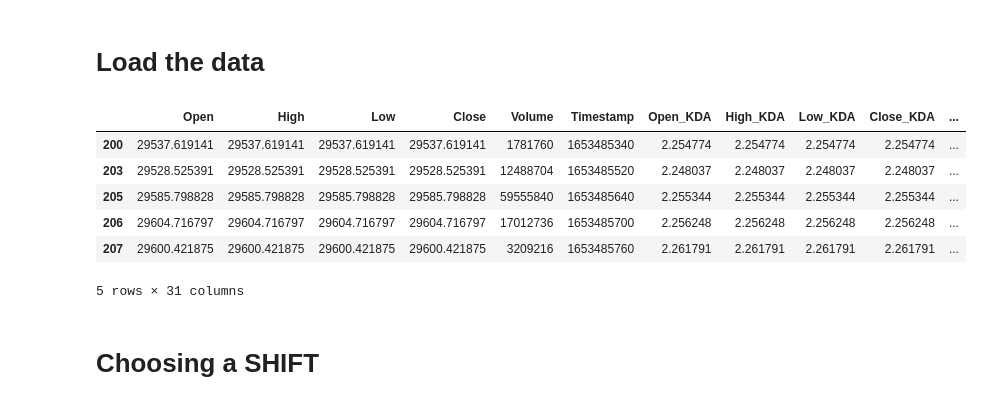
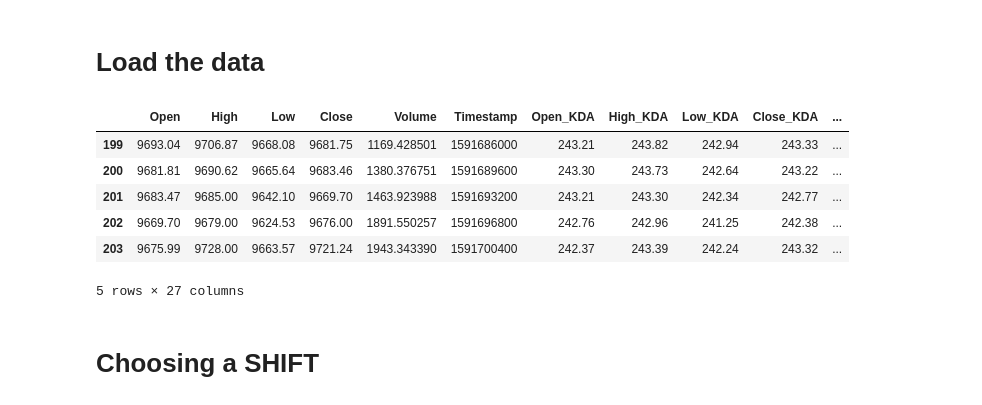
Before and after one commit to webclinic017/Trading-sandbox, a Jupyter notebook: 02_Predict_crypto_from BTC.ipynb, the cells around one changed output. Cells and saved outputs as stored; diff of their text form; code cells hidden in the pictures.

Commit message:
Refractoring load db

```diff
--- a/02_Predict_crypto_from BTC.ipynb
+++ b/02_Predict_crypto_from BTC.ipynb
@@ -273,12 +101,8 @@ def prepareDataFrame(symbol='ETH',google_trend=True,interval='15m')->pd.DataFram
     current_date = datetime.today()
     past_date = current_date - relativedelta(days=n)
 
-    hist_BTC = yf.Ticker("BTC-USD").history(interval=interval,start=past_date,end=current_date,tzinfo=pytz.utc)
-    addTimestampToDf(hist_BTC)
-    hist_BTC = hist_BTC.drop(columns=['Dividends', 'Stock Splits',])
-    hist_ETH = yf.Ticker(f"{symbol}-USD").history(interval=interval,start=past_date,end=current_date,tzinfo=pytz.utc)
-    addTimestampToDf(hist_ETH)
-    hist_ETH = hist_ETH.drop(columns=['Dividends', 'Stock Splits',])
+    hist_BTC = loadFromDB('BTC',interval)
+    hist_ETH = loadFromDB('ETH',interval)
 
     if google_trend==True and interval=='1h':
         merged_BTC_ETH = pd.merge(hist_BTC,hist_ETH, left_on='Timestamp',right_on='Timestamp',how='inner',suffixes=('',f'_{symbol}')).dropna()
@@ -297,9 +121,6 @@ def prepareDataFrame(symbol='ETH',google_trend=True,interval='15m')->pd.DataFram
         data.drop(columns=['Bitcoin','isPartial'],inplace=True)
         data.dropna(inplace=True)
 
-        polynomialRegression(data,'BTC',20)
-        polynomialRegression(data,'Blockchain',20)
-        addTimestampToDf(data)
         merged_BTC_ETH_Gtrend = pd.merge(merged_BTC_ETH,data, left_on='Timestamp',right_on='Timestamp',how='outer').dropna()
         merged_BTC_ETH_Gtrend = addIndicators(merged_BTC_ETH_Gtrend)
         return merged_BTC_ETH_Gtrend
@@ -308,16 +129,16 @@ def prepareDataFrame(symbol='ETH',google_trend=True,interval='15m')->pd.DataFram
 # %%
 symbol = 'KDA'
 
-merged_BTC_ETH_Gtrend = prepareDataFrame(symbol,False, '1m')
+merged_BTC_ETH_Gtrend = prepareDataFrame(symbol,False, '1h')
 merged_BTC_ETH_Gtrend.head()
 # %% [output]
 |  | Open | High | Low | Close | Volume | Timestamp | Open_KDA | High_KDA | Low_KDA | Close_KDA | ... |
-| 200 | 29537.619141 | 29537.619141 | 29537.619141 | 29537.619141 | 1781760 | 1653485340 | 2.254774 | 2.254774 | 2.254774 | 2.254774 | ... |
-| 203 | 29528.525391 | 29528.525391 | 29528.525391 | 29528.525391 | 12488704 | 1653485520 | 2.248037 | 2.248037 | 2.248037 | 2.248037 | ... |
-| 205 | 29585.798828 | 29585.798828 | 29585.798828 | 29585.798828 | 59555840 | 1653485640 | 2.255344 | 2.255344 | 2.255344 | 2.255344 | ... |
-| 206 | 29604.716797 | 29604.716797 | 29604.716797 | 29604.716797 | 17012736 | 1653485700 | 2.256248 | 2.256248 | 2.256248 | 2.256248 | ... |
-| 207 | 29600.421875 | 29600.421875 | 29600.421875 | 29600.421875 | 3209216 | 1653485760 | 2.261791 | 2.261791 | 2.261791 | 2.261791 | ... |
+| 199 | 9693.04 | 9706.87 | 9668.08 | 9681.75 | 1169.428501 | 1591686000 | 243.21 | 243.82 | 242.94 | 243.33 | ... |
+| 200 | 9681.81 | 9690.62 | 9665.64 | 9683.46 | 1380.376751 | 1591689600 | 243.30 | 243.73 | 242.64 | 243.22 | ... |
+| 201 | 9683.47 | 9685.00 | 9642.10 | 9669.70 | 1463.923988 | 1591693200 | 243.21 | 243.30 | 242.34 | 242.77 | ... |
+| 202 | 9669.70 | 9679.00 | 9624.53 | 9676.00 | 1891.550257 | 1591696800 | 242.76 | 242.96 | 241.25 | 242.38 | ... |
+| 203 | 9675.99 | 9728.00 | 9663.57 | 9721.24 | 1943.343390 | 1591700400 | 242.37 | 243.39 | 242.24 | 243.32 | ... |
-5 rows × 31 columns
+5 rows × 27 columns
 # %% [markdown]
 # Choosing a SHIFT
 # %%
```
Also changed, not shown: parts of 12 cells of this notebook, 17 other files.
